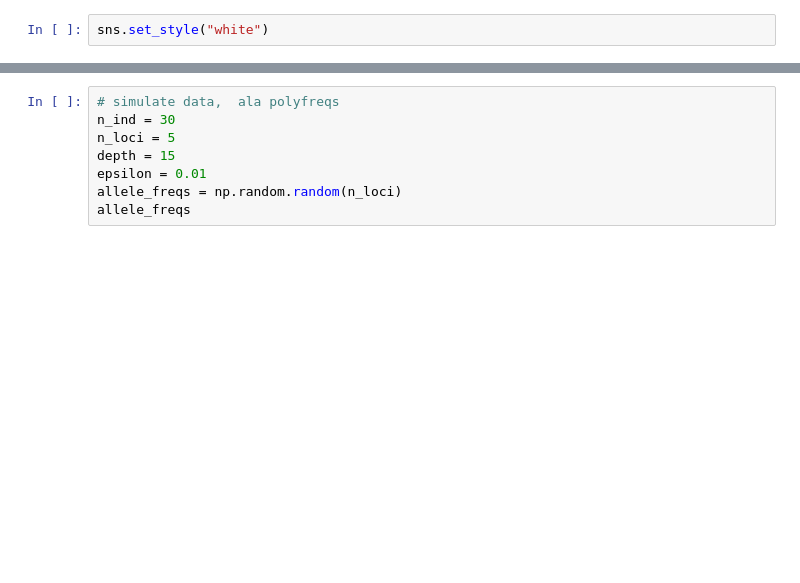
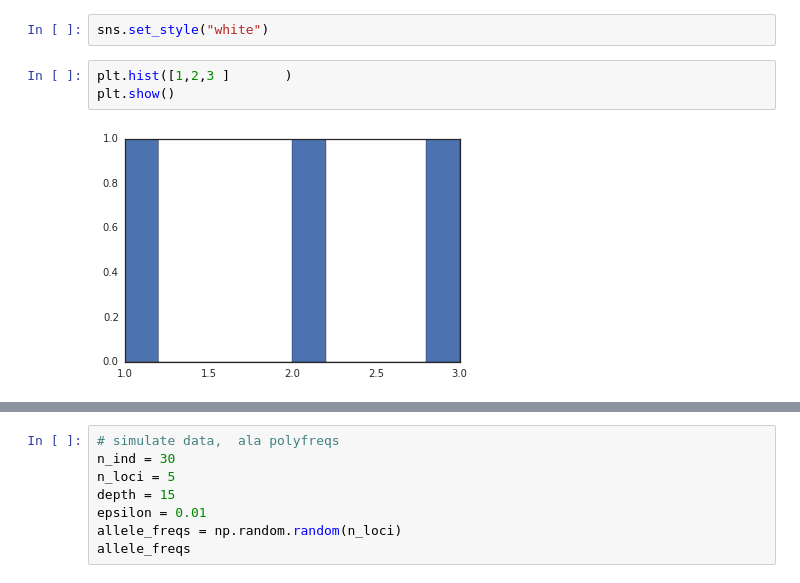
Before and after one commit to rwaples/RAD_allele_coverage, a Jupyter notebook: notebooks/model genotypes.ipynb, the cells around one changed output, grey strips where cells are left out. Drawn from its saved outputs; the diff is of its cells as text; blank space fills up the shorter version.

```diff
--- a/notebooks/model genotypes.ipynb
+++ b/notebooks/model genotypes.ipynb
@@ -18,3 +18,8 @@ from IPython.core.pylabtools import figsize
 %matplotlib inline
 # %%
 sns.set_style("white")
+# %%
+plt.hist([1,2,3 ]       )
+plt.show()
+# %% [output]
+[figure, added]
```
Also changed, not shown: parts of 1 cell of this notebook, 9 other files.
